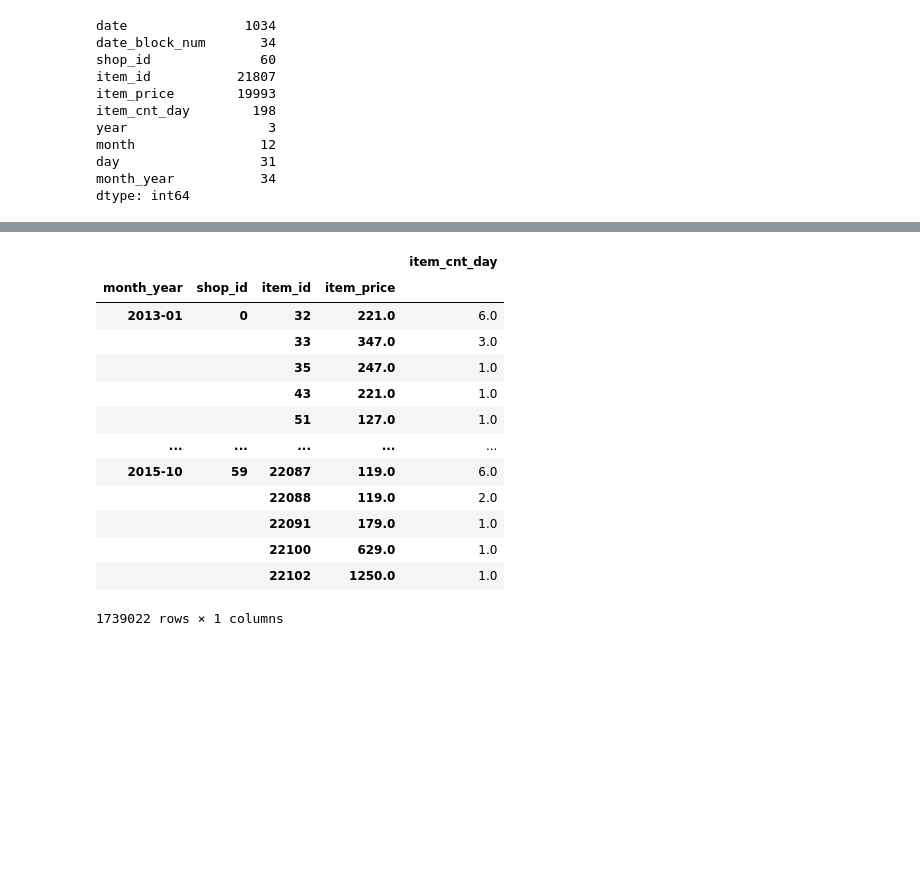
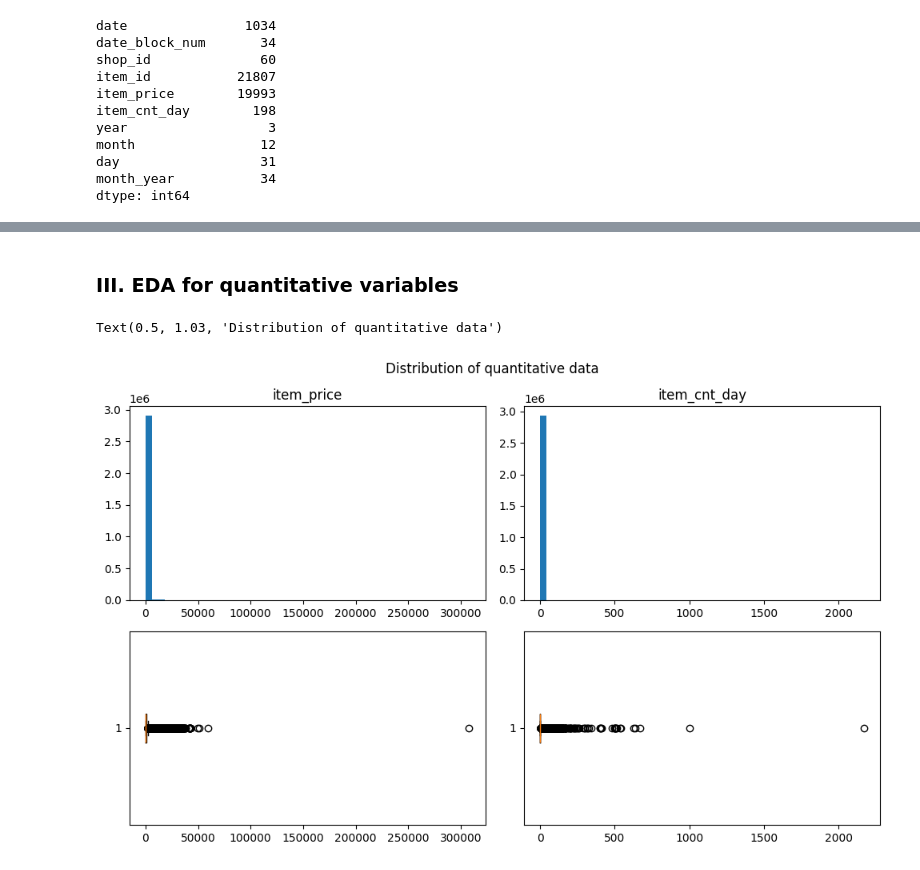
Before and after one commit to thaianle/future-sales-prediction, a Jupyter notebook: prediction_code.ipynb, the cells around one changed output, grey strips where cells are left out. Drawn from its saved outputs; the diff is of its cells as text; code cells hidden in the pictures; blank space fills up the shorter version.

```diff
--- a/prediction_code.ipynb
+++ b/prediction_code.ipynb
@@ -222,20 +244,20 @@ sales_full.head()
 | 3 | 2013-01-06 | 0 | 25 | 2554 | 1709.05 | 1.0 | 2013 | 1 | 6 | ... |
 | 4 | 2013-01-15 | 0 | 25 | 2555 | 1099.00 | 1.0 | 2013 | 1 | 15 | ... |
-# %%
-sales_train_by_month = sales_train[['month_year', 'shop_id', 'item_id', 'item_price', 'item_cnt_day']].groupby(['month_year', 'shop_id', 'item_id', 'item_price']).sum()
-sales_train_by_month
-# %% [output]
-|  |  |  |  | item_cnt_day |
-| month_year | shop_id | item_id | item_price |  |
-| 2013-01 | 0 | 32 | 221.0 | 6.0 |
-|  |  | 33 | 347.0 | 3.0 |
-|  |  | 35 | 247.0 | 1.0 |
-|  |  | 43 | 221.0 | 1.0 |
-|  |  | 51 | 127.0 | 1.0 |
-| ... | ... | ... | ... | ... |
-| 2015-10 | 59 | 22087 | 119.0 | 6.0 |
-|  |  | 22088 | 119.0 | 2.0 |
-|  |  | 22091 | 179.0 | 1.0 |
-|  |  | 22100 | 629.0 | 1.0 |
-|  |  | 22102 | 1250.0 | 1.0 |
-1739022 rows × 1 columns
+# %% [markdown]
+### III. EDA for quantitative variables
+# %%
+# Distribution of quantitative data
+fig, ax = plt.subplots(nrows = 2, ncols = 2, figsize = (10, 6))
+ax[0][0].hist(sales_full['item_price'], bins = 50)
+ax[0][0].set_title('item_price')
+ax[1][0].boxplot(sales_full['item_price'], vert = False)
+
+ax[0][1].hist(sales_full['item_cnt_day'], bins = 50)
+ax[0][1].set_title('item_cnt_day')
+ax[1][1].boxplot(sales_full['item_cnt_day'], vert = False)
+
+plt.tight_layout()
+fig.suptitle('Distribution of quantitative data', y = 1.03)
+# %% [output]
+Text(0.5, 1.03, 'Distribution of quantitative data')
+[figure, added]
```
Also changed, not shown: parts of 18 cells of this notebook.
